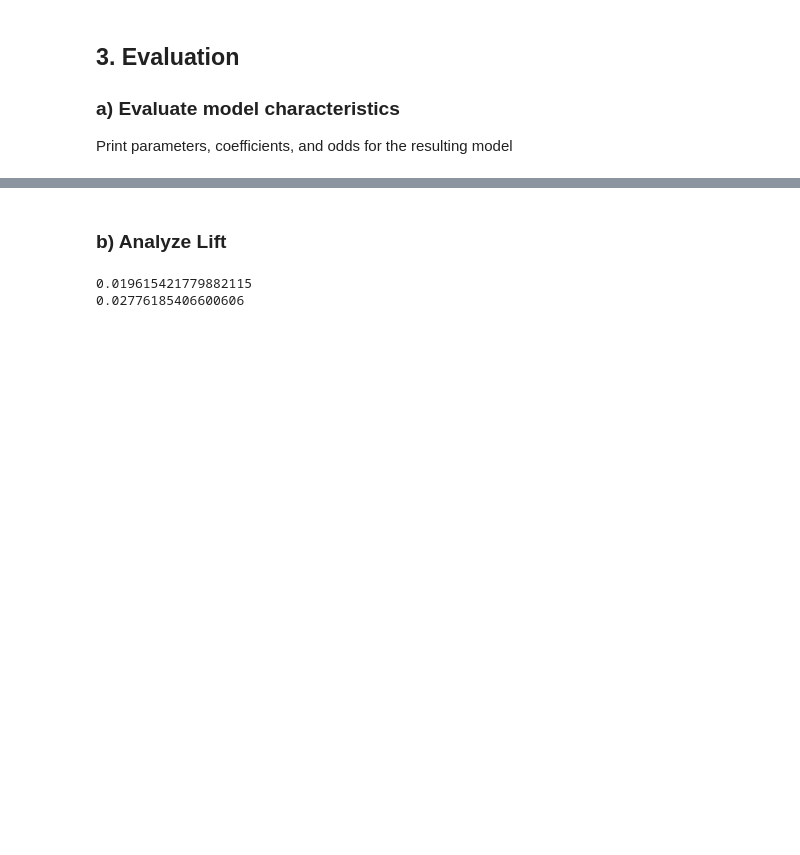
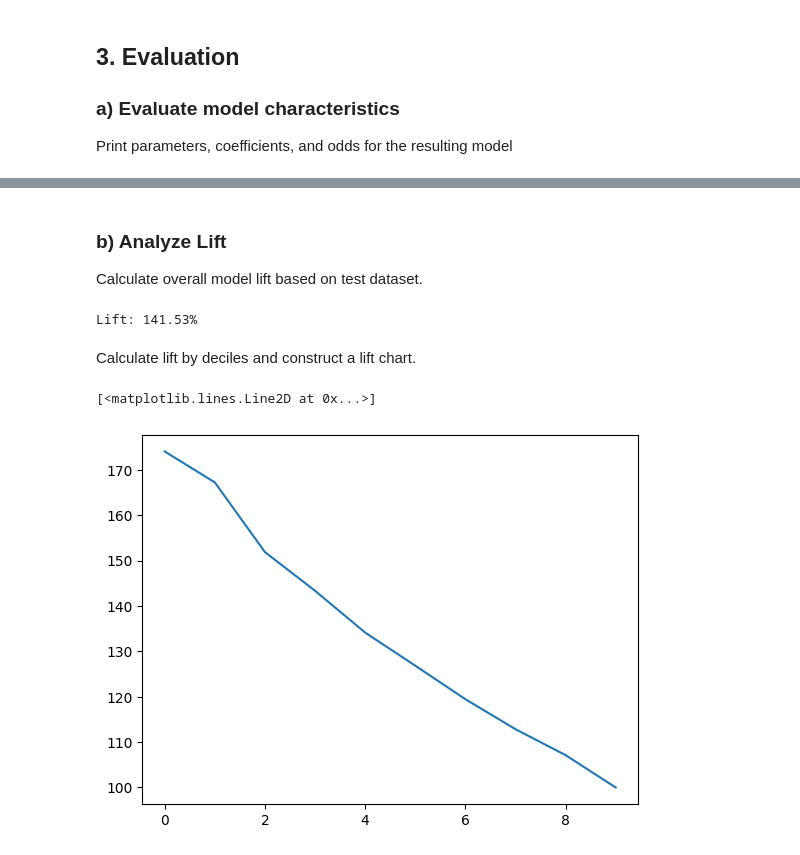
Before and after one commit to adeng/mba263-projects, a Jupyter notebook: Cell2Cell Group Assignment.ipynb, the cells around one changed output, grey strips where cells are left out. Saved outputs shown, nothing was run; the diff lists cells and outputs as text; code cells hidden in the pictures; blank space fills up the shorter version.

```diff
--- a/Cell2Cell Group Assignment.ipynb
+++ b/Cell2Cell Group Assignment.ipynb
@@ -287,9 +302,17 @@ Logistic Regression w/ Regularization Odds Ratios
 66 rows × 6 columns
 # %% [markdown]
 ### b) Analyze Lift
+Calculate overall model lift based on test dataset.
 # %%
-print(predictions['actual_res'].mean())
-print(predictions.loc[predictions['res_logr'] == 1]['actual_res'].mean())
+test_rate = predictions['actual_res'].mean()
+selected_test_rate = predictions.loc[predictions['res_logr'] == 1]['actual_res'].mean()
+print("Lift: {:.2f}%".format((selected_test_rate / test_rate) * 100))
 # %% [output]
-0.019615421779882115
-0.02776185406600606
+Lift: 141.53%
+# %% [markdown]
+Calculate lift by deciles and construct a lift chart.
+# %%
+plt.plot(mba263.lift(predictions['actual_res'], predictions['p_logr']))
+# %% [output]
+[<matplotlib.lines.Line2D at 0x...>]
+[figure, added]
```
Also changed, not shown: parts of 7 cells of this notebook, 1 other file.
